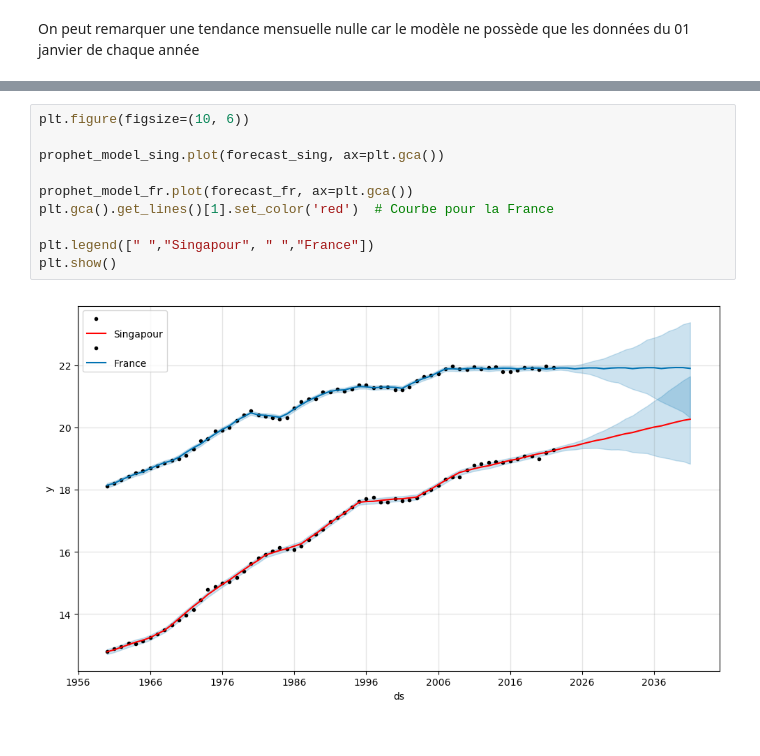
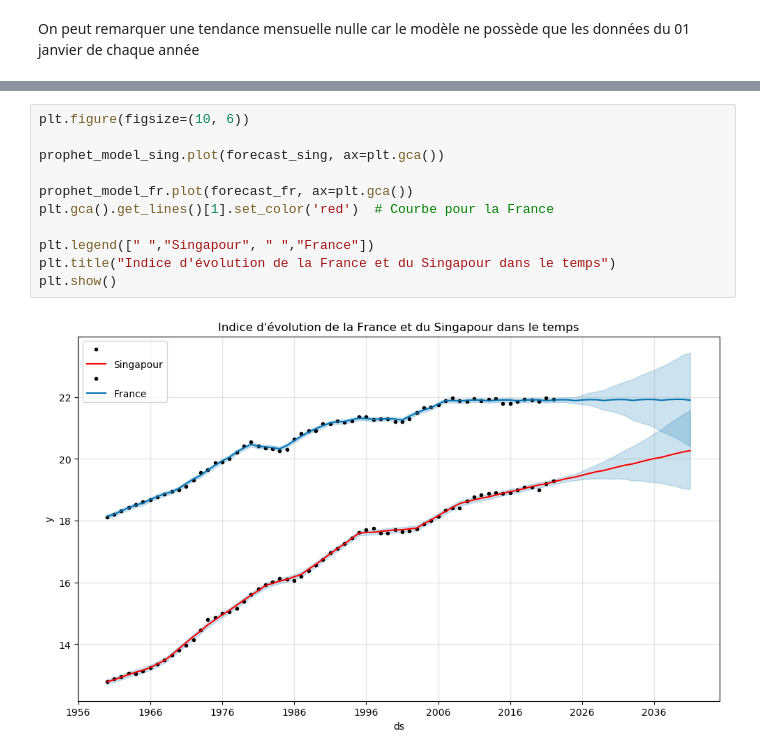
Before and after one commit to ahmedmokeddem/dalas, a Jupyter notebook: code/code ML models/time series.ipynb, the cells around one changed output, grey strips where cells are left out. Cells and saved outputs as stored; diff of their text form.

```diff
--- a/code/code ML models/time series.ipynb
+++ b/code/code ML models/time series.ipynb
@@ -463,12 +455,13 @@ fig1_sing = prophet_model_sing.plot(forecast_sing)
 # %%
 plt.figure(figsize=(10, 6))
 
 prophet_model_sing.plot(forecast_sing, ax=plt.gca())
 
 prophet_model_fr.plot(forecast_fr, ax=plt.gca())
 plt.gca().get_lines()[1].set_color('red')  # Courbe pour la France
 
 plt.legend([" ","Singapour", " ","France"])
+plt.title("Indice d'évolution de la France et du Singapour dans le temps")
 plt.show()
 # %% [output]
-[figure, old version]
+[figure, new version]
```
Also changed, not shown: parts of 23 cells of this notebook.
